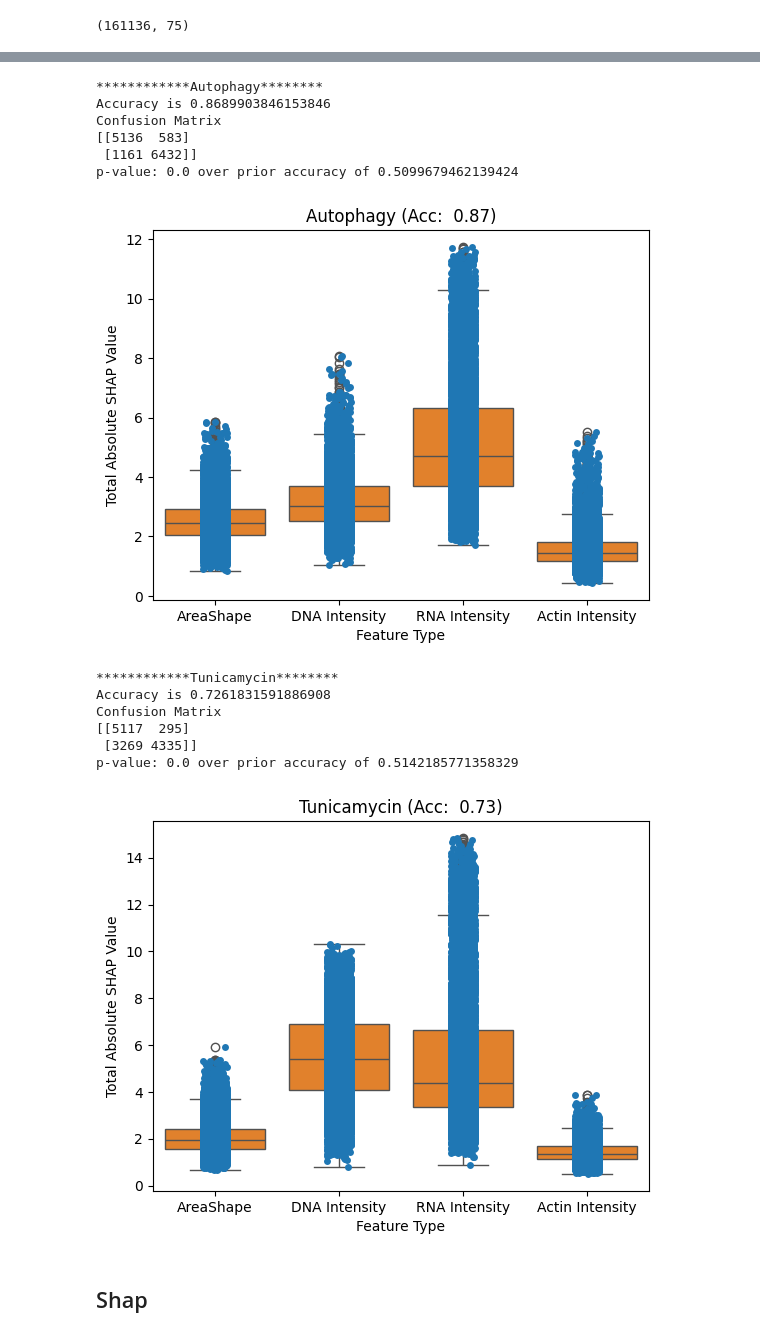
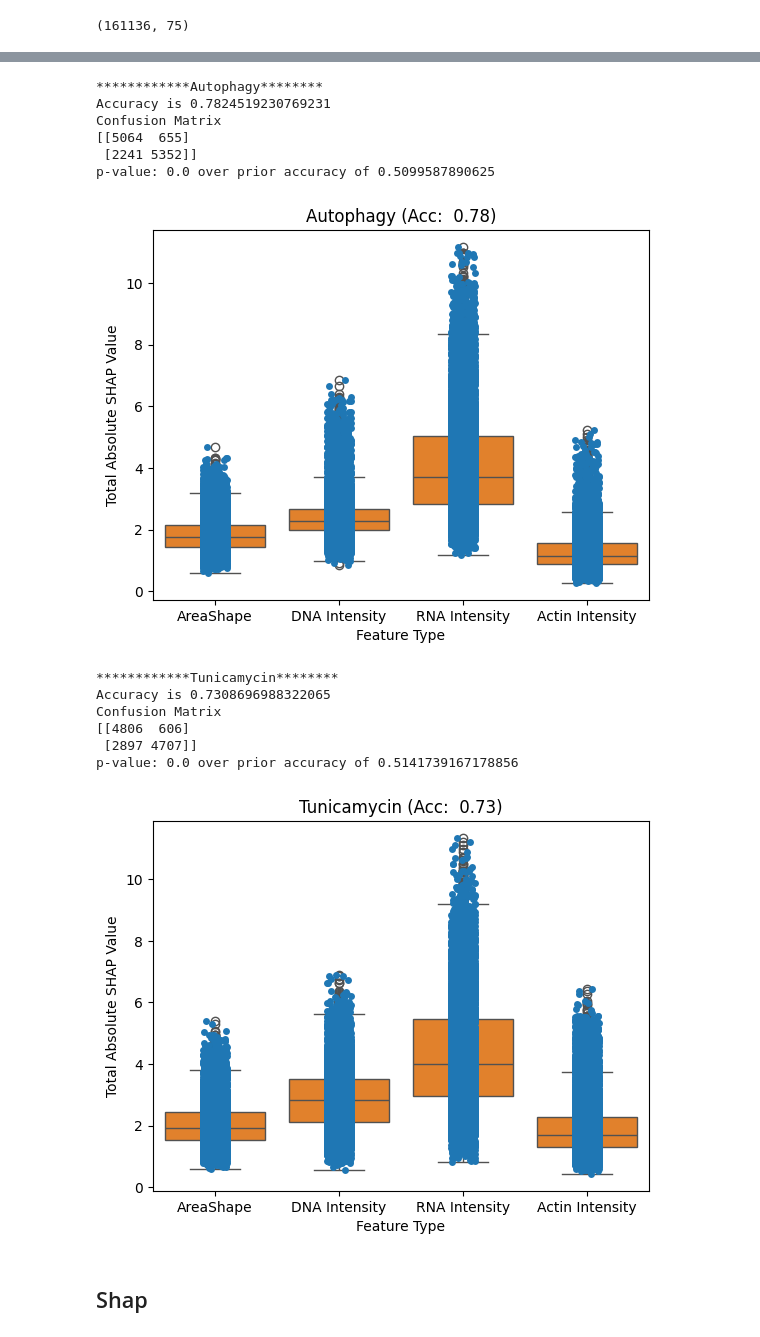
Before and after one commit to Shavit-Lab/cell_paint_seg, a Jupyter notebook: experiments/96_well/classify_cellprofiler.ipynb, the cells around one changed output, grey strips where cells are left out. Saved outputs shown, nothing was run; the diff lists cells and outputs as text; code cells hidden in the pictures.

Commit message:
rescaled intensity

```diff
--- a/experiments/96_well/classify_cellprofiler.ipynb
+++ b/experiments/96_well/classify_cellprofiler.ipynb
@@ -76,7 +17,7 @@ res = 6.9e-7
 # %% [markdown]
 ## Read/format data
 # %%
-db_path = "/Users/thomasathey/Documents/shavit-lab/fraenkel/papers/cvpr/data/all/MyExpt_Soma.csv"
+db_path = "/Users/thomasathey/Documents/shavit-lab/fraenkel/papers/cvpr/data/all/Rescale_Soma.csv"
 
 df_og = pd.read_csv(db_path)
 
@@ -101,6 +42,13 @@ dep_columns = [col for col in all_columns if col in ["Condition", "Line"]]
 indep_columns = area_shape_columns + intensity_columns
 meta_columns = [col for col in all_columns if col in ["FileName_ARD"]]
 df = df_og[indep_columns + dep_columns + meta_columns]
+
+
+# get the list of column indices that contain the word "AreaShape"
+area_shape_indices = [indep_columns.index(col) for col in indep_columns if "AreaShape" in col]
+dna_indices = [indep_columns.index(col) for col in indep_columns if "Intensity" in col and "DNA" in col]
+rna_indices = [indep_columns.index(col) for col in indep_columns if "Intensity" in col and "RNA" in col]
+actin_indices = [indep_columns.index(col) for col in indep_columns if "Intensity" in col and "Actin" in col]
 # %% [markdown]
 ## Add columns/select subset
 # %%
@@ -154,7 +102,9 @@ for c in df["Condition"].unique():
     accuracy = accuracy_score(y_test, y_pred)
 
     confusion_mat = confusion_matrix(y_test,y_pred)
-    print(f"************{cond_to_cond[c]}********")
+
+    condition_name = condition_num_to_name(c)
+    print(f"************{condition_name}********")
     print("Accuracy is",accuracy)
     print("Confusion Matrix")
     print(confusion_mat)
@@ -196,7 +146,7 @@ for c in df["Condition"].unique():
     df_shap = pd.DataFrame({"Total Absolute SHAP Value":data_shap, "Feature Type":data_type})
     sns.stripplot(df_shap, x="Feature Type", y="Total Absolute SHAP Value")
     sns.boxplot(df_shap, x="Feature Type", y="Total Absolute SHAP Value")
-    plt.title(f"{cond_to_cond[c]} (Acc: {accuracy: .2f})")
+    plt.title(f"{condition_name} (Acc: {accuracy: .2f})")
     plt.show()
 # %% [output]
 ************DMSO********
@@ -223,17 +173,17 @@ p-value: 0.0 over prior accuracy of 0.5031572512369433
 ************Autophagy********
-Accuracy is 0.8689903846153846
+Accuracy is 0.7824519230769231
 Confusion Matrix
-[[5136  583]
- [1161 6432]]
-p-value: 0.0 over prior accuracy of 0.5099679462139424
+[[5064  655]
+ [2241 5352]]
+p-value: 0.0 over prior accuracy of 0.5099587890625
-[figure, old version]
+[figure, new version]
 ************Tunicamycin********
-Accuracy is 0.7261831591886908
+Accuracy is 0.7308696988322065
 Confusion Matrix
-[[5117  295]
- [3269 4335]]
-p-value: 0.0 over prior accuracy of 0.5142185771358329
+[[4806  606]
+ [2897 4707]]
+p-value: 0.0 over prior accuracy of 0.5141739167178856
-[figure, old version]
+[figure, new version]
 # %% [markdown]
 ## Shap
 # %%
```
Also changed, not shown: parts of 9 cells of this notebook, 2 other files.
